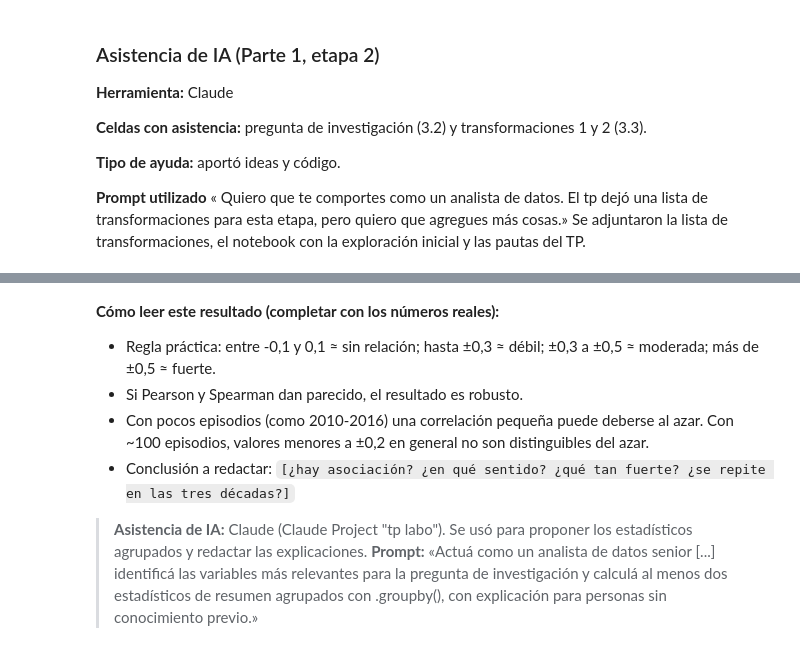
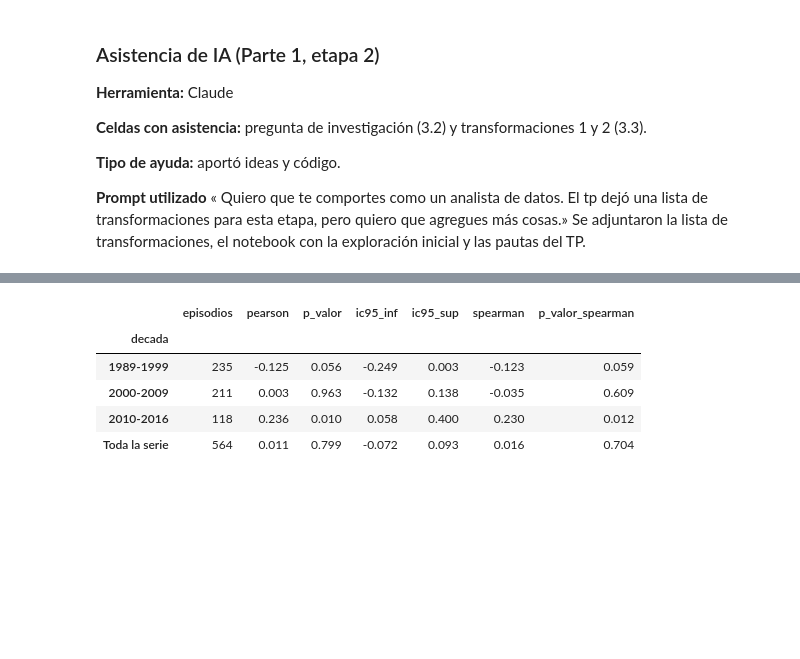
Before and after one commit to enedenao/tp_labo, a Jupyter notebook: notebook.ipynb, the cells around one changed output, grey strips where cells are left out. Cells and saved outputs as stored; diff of their text form; code cells hidden in the pictures; blank space fills up the shorter version.

```diff
--- a/notebook.ipynb
+++ b/notebook.ipynb
@@ -629,8 +653,24 @@ display(corr_decada.round(2))
-# %% [markdown]
-**Cómo leer este resultado (completar con los números reales):**
-- Regla práctica: entre -0,1 y 0,1 ≈ sin relación; hasta ±0,3 ≈ débil; ±0,3 a ±0,5 ≈ moderada; más de ±0,5 ≈ fuerte.
-- Si Pearson y Spearman dan parecido, el resultado es robusto.
-- Con pocos episodios (como 2010-2016) una correlación pequeña puede deberse al azar. Con ~100 episodios, valores menores a ±0,2 en general no son distinguibles del azar.
-- Conclusión a redactar: `[¿hay asociación? ¿en qué sentido? ¿qué tan fuerte? ¿se repite en las tres décadas?]`
-
-> **Asistencia de IA:** Claude (Claude Project "tp labo"). Se usó para proponer los estadísticos agrupados y redactar las explicaciones. **Prompt:** «Actuá como un analista de datos senior [...] identificá las variables más relevantes para la pregunta de investigación y calculá al menos dos estadísticos de resumen agrupados con .groupby(), con explicación para personas sin conocimiento previo.»
+# %%
+from scipy import stats
+
+def resumen_corr(df, x="pct_principales", y="imdb_rating"):
+    n = len(df)
+    r, p = stats.pearsonr(df[x], df[y])
+    rho, p_s = stats.spearmanr(df[x], df[y])
+    # Intervalo de confianza 95% para Pearson (transformación de Fisher)
+    z, se = np.arctanh(r), 1 / np.sqrt(n - 3)
+    return pd.Series({"episodios": n, "pearson": r, "p_valor": p,
+                      "ic95_inf": np.tanh(z - 1.96 * se), "ic95_sup": np.tanh(z + 1.96 * se),
+                      "spearman": rho, "p_valor_spearman": p_s})
+
+corr_decada = base.groupby("decada")[["pct_principales", "imdb_rating"]].apply(resumen_corr).loc[orden_decadas]
+corr_decada.loc["Toda la serie"] = resumen_corr(base)
+corr_decada["episodios"] = corr_decada["episodios"].astype(int)
+display(corr_decada.round(3))
+# %% [output]
+|  | episodios | pearson | p_valor | ic95_inf | ic95_sup | spearman | p_valor_spearman |
+| decada |  |  |  |  |  |  |  |
+| 1989-1999 | 235 | -0.125 | 0.056 | -0.249 | 0.003 | -0.123 | 0.059 |
+| 2000-2009 | 211 | 0.003 | 0.963 | -0.132 | 0.138 | -0.035 | 0.609 |
+| 2010-2016 | 118 | 0.236 | 0.010 | 0.058 | 0.400 | 0.230 | 0.012 |
+| Toda la serie | 564 | 0.011 | 0.799 | -0.072 | 0.093 | 0.016 | 0.704 |
```
Also changed, not shown: parts of 24 cells of this notebook.
